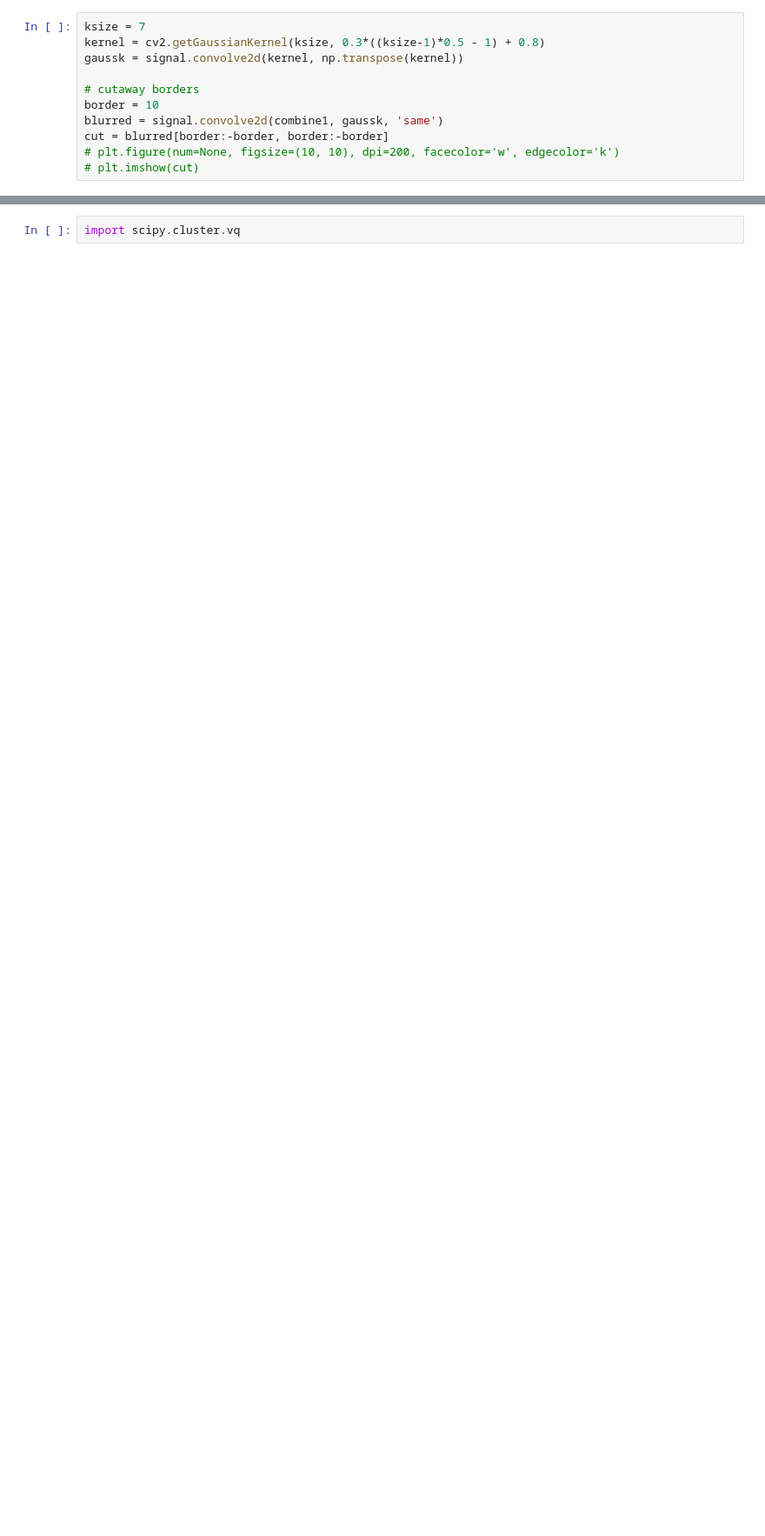
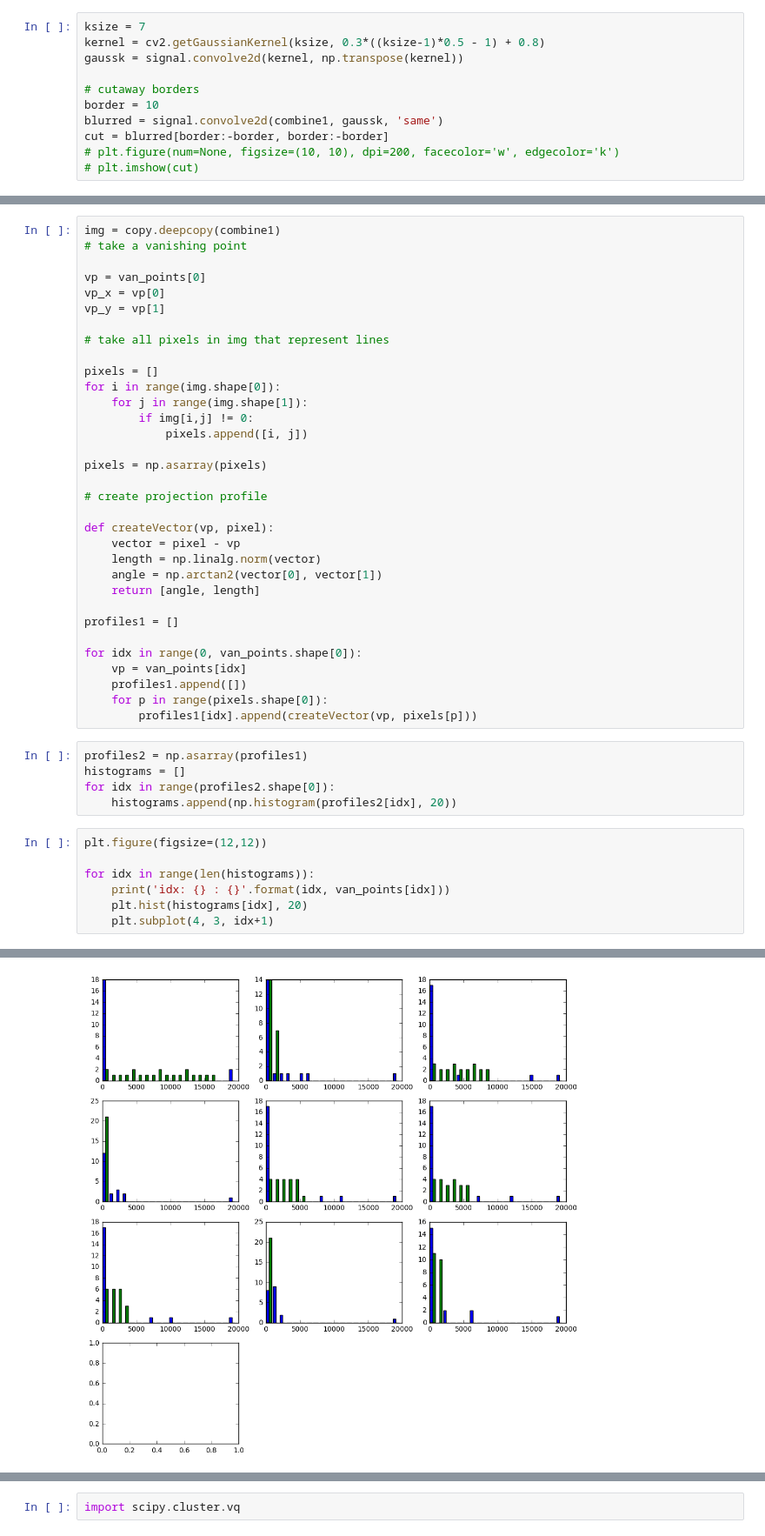
Before and after one commit to olaroos/textrec, a Jupyter notebook: findLines.ipynb, the cells around one changed output, grey strips where cells are left out. Shown at 87% size. Cells and saved outputs as stored; diff of their text form; blank space fills up the shorter version.

Commit message:
experimentally created projection profiles

```diff
--- a/findLines.ipynb
+++ b/findLines.ipynb
@@ -320,0 +342,46 @@ def newClustering(k, cross, loops):
+# %%
+img = copy.deepcopy(combine1)
+# take a vanishing point
+
+vp = van_points[0]
+vp_x = vp[0]
+vp_y = vp[1]
+
+# take all pixels in img that represent lines
+
+pixels = []
+for i in range(img.shape[0]):
+    for j in range(img.shape[1]):
+        if img[i,j] != 0:
+            pixels.append([i, j])
+
+pixels = np.asarray(pixels)
+
+# create projection profile
+
+def createVector(vp, pixel):
+    vector = pixel - vp
+    length = np.linalg.norm(vector)
+    angle = np.arctan2(vector[0], vector[1])
+    return [angle, length]
+
+profiles1 = []
+
+for idx in range(0, van_points.shape[0]):
+    vp = van_points[idx]
+    profiles1.append([])
+    for p in range(pixels.shape[0]):
+        profiles1[idx].append(createVector(vp, pixels[p]))
+# %%
+profiles2 = np.asarray(profiles1)
+histograms = []
+for idx in range(profiles2.shape[0]):
+    histograms.append(np.histogram(profiles2[idx], 20))
+# %%
+plt.figure(figsize=(12,12))
+
+for idx in range(len(histograms)):
+    print('idx: {} : {}'.format(idx, van_points[idx]))
+    plt.hist(histograms[idx], 20)
+    plt.subplot(4, 3, idx+1)
+# %% [output]
@@ -320,0 +398 @@ def newClustering(k, cross, loops):
+[figure, added]
```
Also changed, not shown: parts of 22 cells of this notebook, 1 other file.
